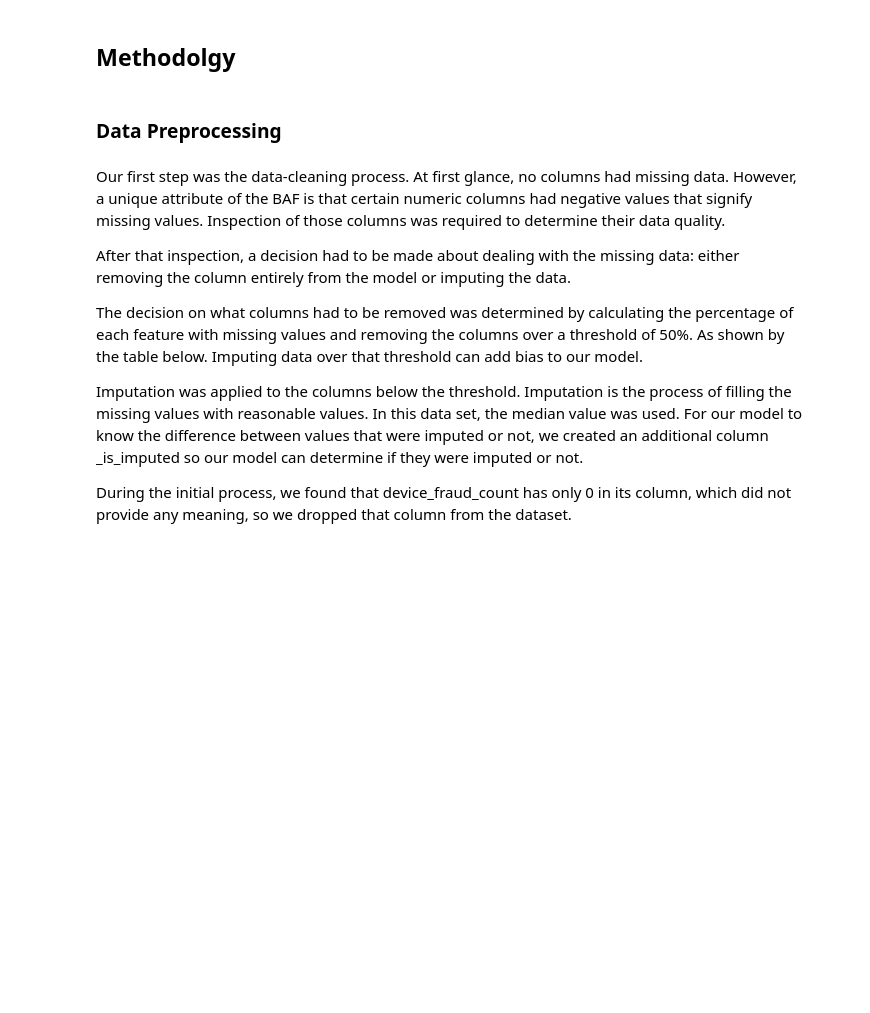
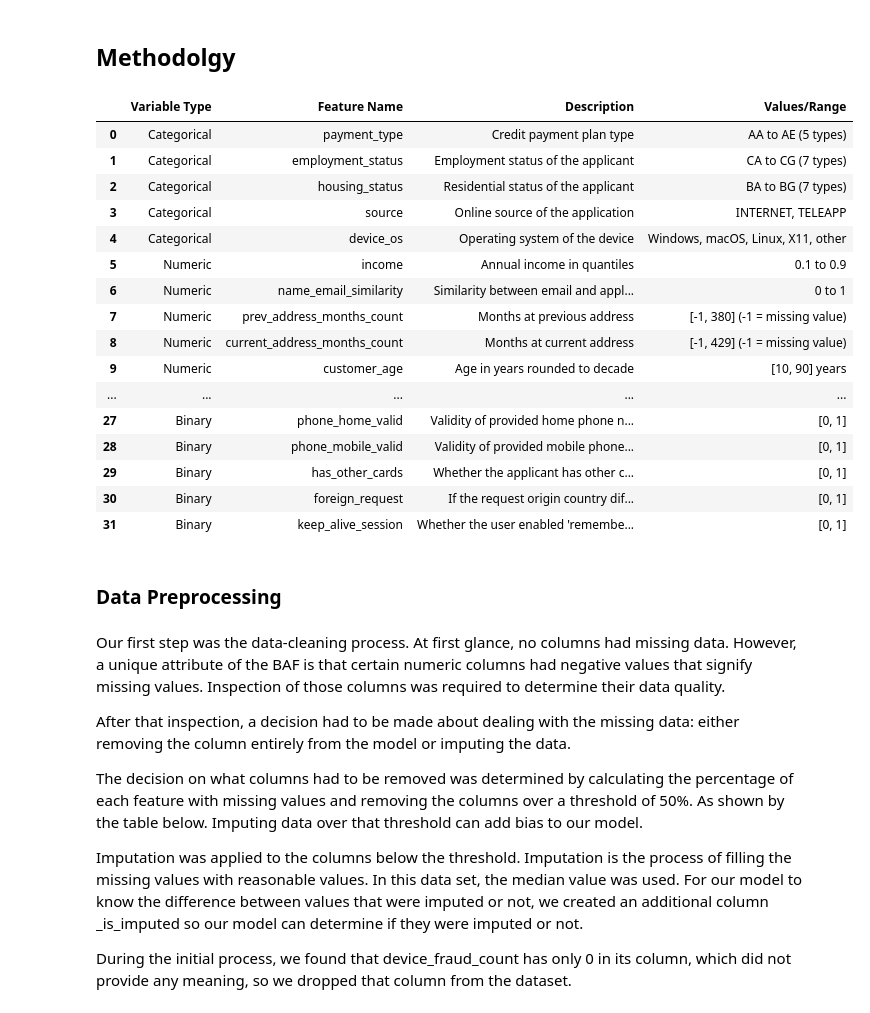
Before and after one commit to jwickham1023/DSCI445-Final-Project, a Jupyter notebook: paper.ipynb, the cells around one changed output. Saved outputs shown, nothing was run; the diff lists cells and outputs as text; code cells hidden in the pictures; blank space fills up the shorter version.

Commit message:
Updated tables, need to test for printing

```diff
--- a/paper.ipynb
+++ b/paper.ipynb
@@ -93,5 +57,83 @@ For our modeling, we will be using the Bank Account Fraud NeurIPS 2022 datasets
 # %% [markdown]
 ## Methodolgy
+# %%
+import pandas as pd
+
+# Adjust pandas display options for better table display
+pd.set_option('display.max_colwidth', None)  # Allow unlimited column width
+pd.set_option('display.width', 1000)        # Adjust display width for better fit
+pd.set_option('colheader_justify', 'left')  # Left-align column headers
+
+# Corrected Data for the table
+data = {
+    "Variable Type": [
+        "Categorical", "Categorical", "Categorical", "Categorical", "Categorical",
+        "Numeric", "Numeric", "Numeric", "Numeric", "Numeric", "Numeric", "Numeric",
+        "Numeric", "Numeric", "Numeric", "Numeric", "Numeric", "Numeric", "Numeric",
+        "Numeric", "Numeric", "Numeric", "Numeric", "Numeric", "Binary", "Binary",
+        "Binary", "Binary", "Binary", "Binary", "Binary", "Binary"  # Added placeholder
+    ],
+    "Feature Name": [
+        "payment_type", "employment_status", "housing_status", "source", "device_os",
+        "income", "name_email_similarity", "prev_address_months_count", "current_address_months_count",
+        "customer_age", "days_since_request", "intended_balcon_amount", "zip_count_4w", "velocity_6h",
+        "velocity_24h", "velocity_4w", "bank_branch_count_8w", "date_of_birth_distinct_emails_4w",
+        "credit_risk_score", "bank_months_count", "proposed_credit_limit", "session_length_in_minutes",
+        "device_distinct_emails_8w", "device_fraud_count", "month", "fraud_bool", "email_is_free",
+        "phone_home_valid", "phone_mobile_valid", "has_other_cards", "foreign_request", "keep_alive_session"
+    ],
+    "Description": [
+        "Credit payment plan type", "Employment status of the applicant", "Residential status of the applicant",
+        "Online source of the application", "Operating system of the device",
+        "Annual income in quantiles", "Similarity between email and applicant’s name",
+        "Months at previous address", "Months at current address", "Age in years rounded to decade",
+        "Days since application was submitted", "Initial amount transferred",
+        "Applications in the same zip code (last 4 weeks)", "Applications per hour in the last 6 hours",
+        "Applications per hour in the last 24 hours", "Applications per hour in the last 4 weeks",
+        "Applications at the bank branch in the last 8 weeks", "Emails for applicants with the same birthdate (last 4 weeks)",
+        "Internal risk score", "Age of the previous account in months", "Proposed credit limit",
+        "User session length on the banking website", "Distinct emails associated with the device (last 8 weeks)",
+        "Number of fraudulent applications with used device", "Month where the application was made",
+        "Target variable; 0 if legit, 1 if fraud", "Whether email domain is free",
+        "Validity of provided home phone number", "Validity of provided mobile phone number",
+        "Whether the applicant has other cards with the bank", "If the request origin country differs from the bank’s country",
+        "Whether the user enabled 'remember me'"
+    ],
+    "Values/Range": [
+        "AA to AE (5 types)", "CA to CG (7 types)", "BA to BG (7 types)", "INTERNET, TELEAPP",
+        "Windows, macOS, Linux, X11, other", "0.1 to 0.9", "0 to 1", "[-1, 380] (-1 = missing value)",
+        "[-1, 429] (-1 = missing value)", "[10, 90] years", "[0, 79] days", "[-16, 114] (negatives = missing value)",
+        "[1, 6830]", "[-175, 16818]", "[1297, 9586]", "[2825, 7020]", "[0, 2404]",
+        "[0, 39]", "[-191, 389]", "[-1, 32] (-1 = missing value)", "[200, 2000]", "[-1, 107] (-1 = missing value)",
+        "[-1, 2] (-1 = missing value)", "[0, 1]", "[0, 7]", "[0, 1]", "[0, 1]", "[0, 1]", "[0, 1]", "[0, 1]", "[0, 1]", "[0, 1]"
+    ]
+}
+
+# Ensure all arrays have the same length
+assert all(len(data[key]) == len(data["Variable Type"]) for key in data), "Arrays must have the same length."
+
+# Create the DataFrame
+df = pd.DataFrame(data)
+
+df
+# %% [output]
+|  | Variable Type | Feature Name | Description | Values/Range |
+| 0 | Categorical | payment_type | Credit payment plan type | AA to AE (5 types) |
+| 1 | Categorical | employment_status | Employment status of the applicant | CA to CG (7 types) |
+| 2 | Categorical | housing_status | Residential status of the applicant | BA to BG (7 types) |
+| 3 | Categorical | source | Online source of the application | INTERNET, TELEAPP |
+| 4 | Categorical | device_os | Operating system of the device | Windows, macOS, Linux, X11, other |
+| 5 | Numeric | income | Annual income in quantiles | 0.1 to 0.9 |
+| 6 | Numeric | name_email_similarity | Similarity between email and appl... | 0 to 1 |
+| 7 | Numeric | prev_address_months_count | Months at previous address | [-1, 380] (-1 = missing value) |
+| 8 | Numeric | current_address_months_count | Months at current address | [-1, 429] (-1 = missing value) |
+| 9 | Numeric | customer_age | Age in years rounded to decade | [10, 90] years |
+| ... | ... | ... | ... | ... |
+| 27 | Binary | phone_home_valid | Validity of provided home phone n... | [0, 1] |
+| 28 | Binary | phone_mobile_valid | Validity of provided mobile phone... | [0, 1] |
+| 29 | Binary | has_other_cards | Whether the applicant has other c... | [0, 1] |
+| 30 | Binary | foreign_request | If the request origin country dif... | [0, 1] |
+| 31 | Binary | keep_alive_session | Whether the user enabled 'remembe... | [0, 1] |
 # %% [markdown]
 ### Data Preprocessing
 # %%
```
Also changed, not shown: parts of 6 cells of this notebook.
